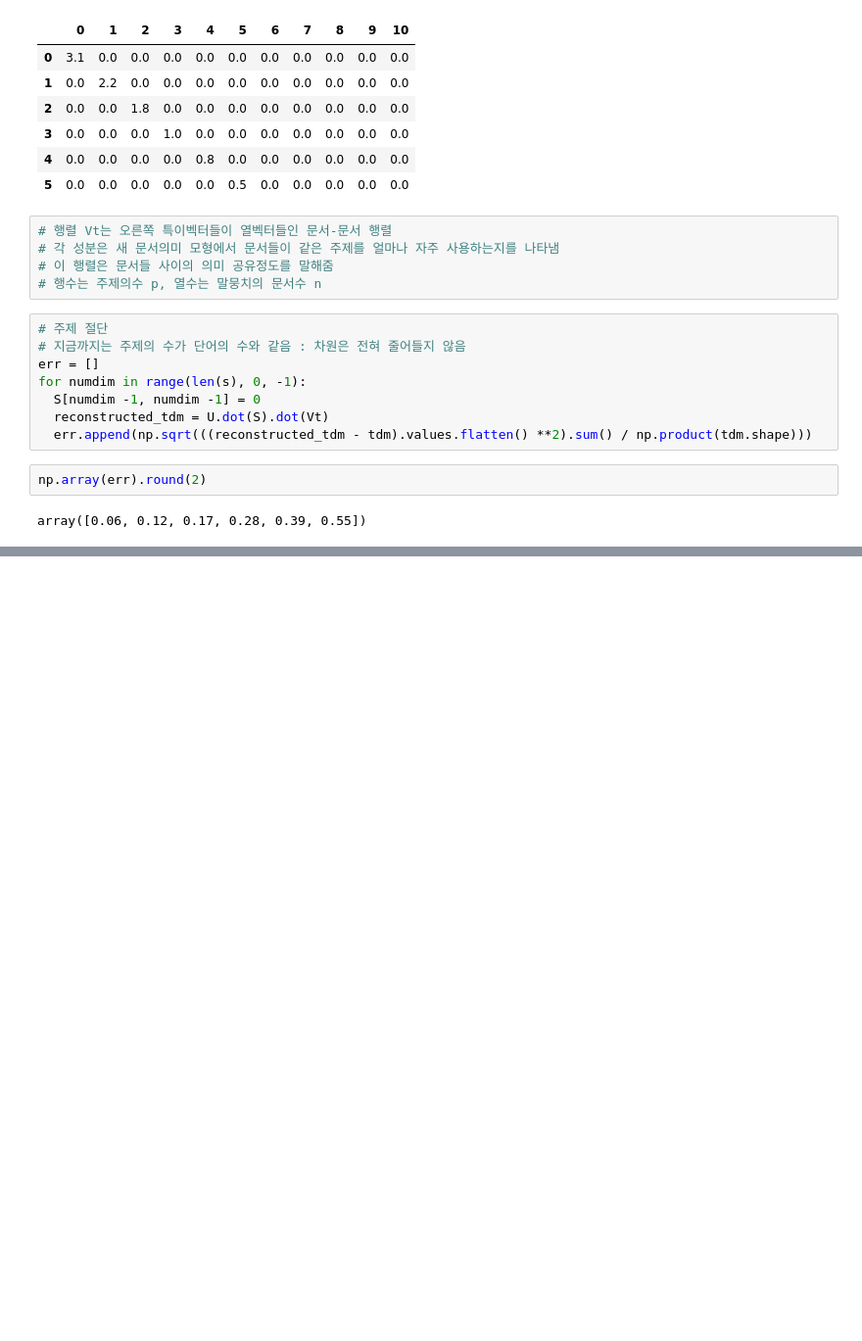
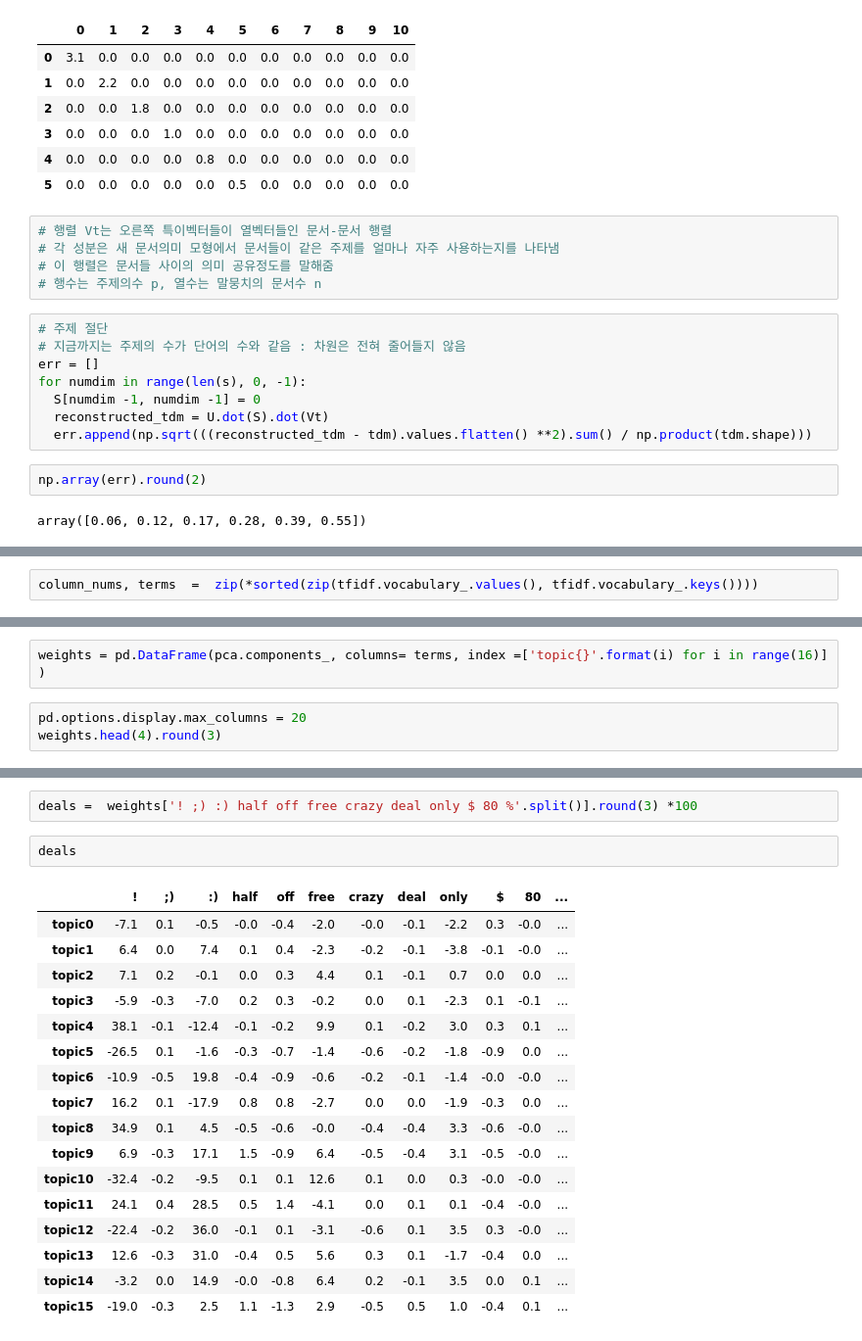
Before and after one commit to jaekyoungkim/nlp_in_action, a Jupyter notebook: 자연어처리인액션.ipynb, the cells around one changed output, grey strips where cells are left out. Shown at 98% size. Saved outputs shown, nothing was run; the diff lists cells and outputs as text; blank space fills up the shorter version.

```diff
--- a/자연어처리인액션.ipynb
+++ b/자연어처리인액션.ipynb
@@ -2093,0 +2209,2 @@ array([0.06, 0.12, 0.17, 0.28, 0.39, 0.55])
+# %%
+column_nums, terms  =  zip(*sorted(zip(tfidf.vocabulary_.values(), tfidf.vocabulary_.keys())))
@@ -2093,0 +2231,5 @@ array([0.06, 0.12, 0.17, 0.28, 0.39, 0.55])
+# %%
+weights = pd.DataFrame(pca.components_, columns= terms, index =['topic{}'.format(i) for i in range(16)] )
+# %%
+pd.options.display.max_columns = 20
+weights.head(4).round(3)
@@ -2093,0 +2243,22 @@ array([0.06, 0.12, 0.17, 0.28, 0.39, 0.55])
+# %%
+deals =  weights['! ;) :) half off free crazy deal only $ 80 %'.split()].round(3) *100
+# %%
+deals
+# %% [output]
+|  | ! | ;) | :) | half | off | free | crazy | deal | only | $ | 80 | ... |
+| topic0 | -7.1 | 0.1 | -0.5 | -0.0 | -0.4 | -2.0 | -0.0 | -0.1 | -2.2 | 0.3 | -0.0 | ... |
+| topic1 | 6.4 | 0.0 | 7.4 | 0.1 | 0.4 | -2.3 | -0.2 | -0.1 | -3.8 | -0.1 | -0.0 | ... |
+| topic2 | 7.1 | 0.2 | -0.1 | 0.0 | 0.3 | 4.4 | 0.1 | -0.1 | 0.7 | 0.0 | 0.0 | ... |
+| topic3 | -5.9 | -0.3 | -7.0 | 0.2 | 0.3 | -0.2 | 0.0 | 0.1 | -2.3 | 0.1 | -0.1 | ... |
+| topic4 | 38.1 | -0.1 | -12.4 | -0.1 | -0.2 | 9.9 | 0.1 | -0.2 | 3.0 | 0.3 | 0.1 | ... |
+| topic5 | -26.5 | 0.1 | -1.6 | -0.3 | -0.7 | -1.4 | -0.6 | -0.2 | -1.8 | -0.9 | 0.0 | ... |
+| topic6 | -10.9 | -0.5 | 19.8 | -0.4 | -0.9 | -0.6 | -0.2 | -0.1 | -1.4 | -0.0 | -0.0 | ... |
+| topic7 | 16.2 | 0.1 | -17.9 | 0.8 | 0.8 | -2.7 | 0.0 | 0.0 | -1.9 | -0.3 | 0.0 | ... |
+| topic8 | 34.9 | 0.1 | 4.5 | -0.5 | -0.6 | -0.0 | -0.4 | -0.4 | 3.3 | -0.6 | -0.0 | ... |
+| topic9 | 6.9 | -0.3 | 17.1 | 1.5 | -0.9 | 6.4 | -0.5 | -0.4 | 3.1 | -0.5 | -0.0 | ... |
+| topic10 | -32.4 | -0.2 | -9.5 | 0.1 | 0.1 | 12.6 | 0.1 | 0.0 | 0.3 | -0.0 | -0.0 | ... |
+| topic11 | 24.1 | 0.4 | 28.5 | 0.5 | 1.4 | -4.1 | 0.0 | 0.1 | 0.1 | -0.4 | -0.0 | ... |
+| topic12 | -22.4 | -0.2 | 36.0 | -0.1 | 0.1 | -3.1 | -0.6 | 0.1 | 3.5 | 0.3 | -0.0 | ... |
+| topic13 | 12.6 | -0.3 | 31.0 | -0.4 | 0.5 | 5.6 | 0.3 | 0.1 | -1.7 | -0.4 | 0.0 | ... |
+| topic14 | -3.2 | 0.0 | 14.9 | -0.0 | -0.8 | 6.4 | 0.2 | -0.1 | 3.5 | 0.0 | 0.1 | ... |
+| topic15 | -19.0 | -0.3 | 2.5 | 1.1 | -1.3 | 2.9 | -0.5 | 0.5 | 1.0 | -0.4 | 0.1 | ... |
```
Also changed, not shown: parts of 25 cells of this notebook.
